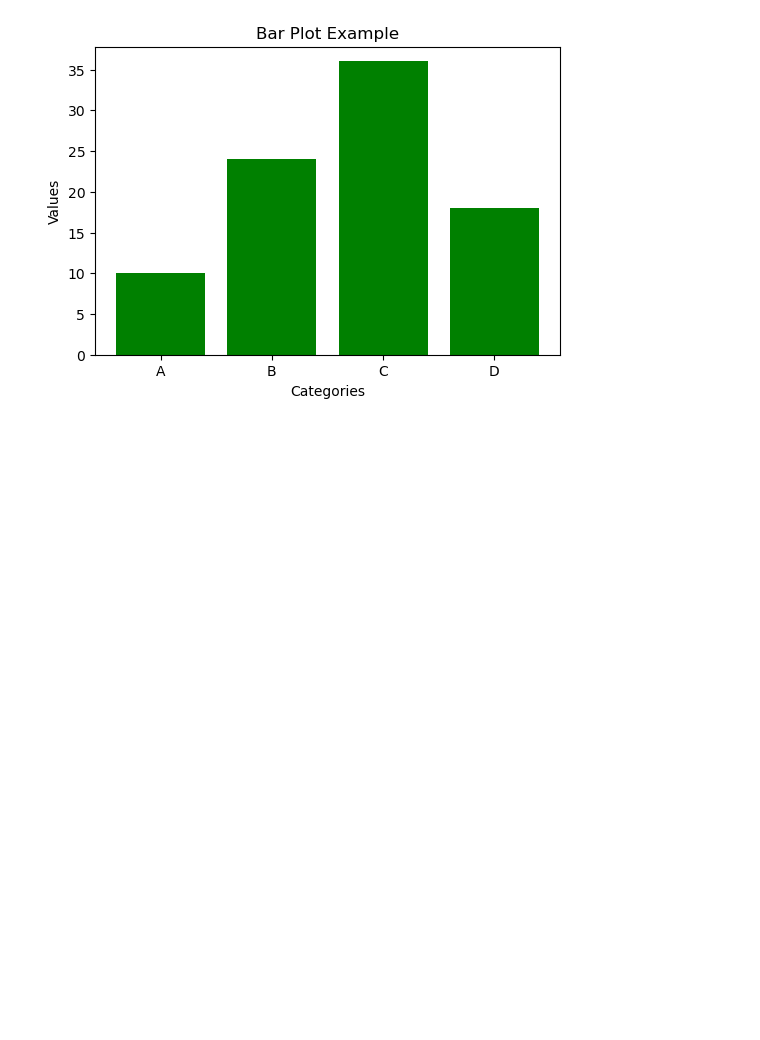
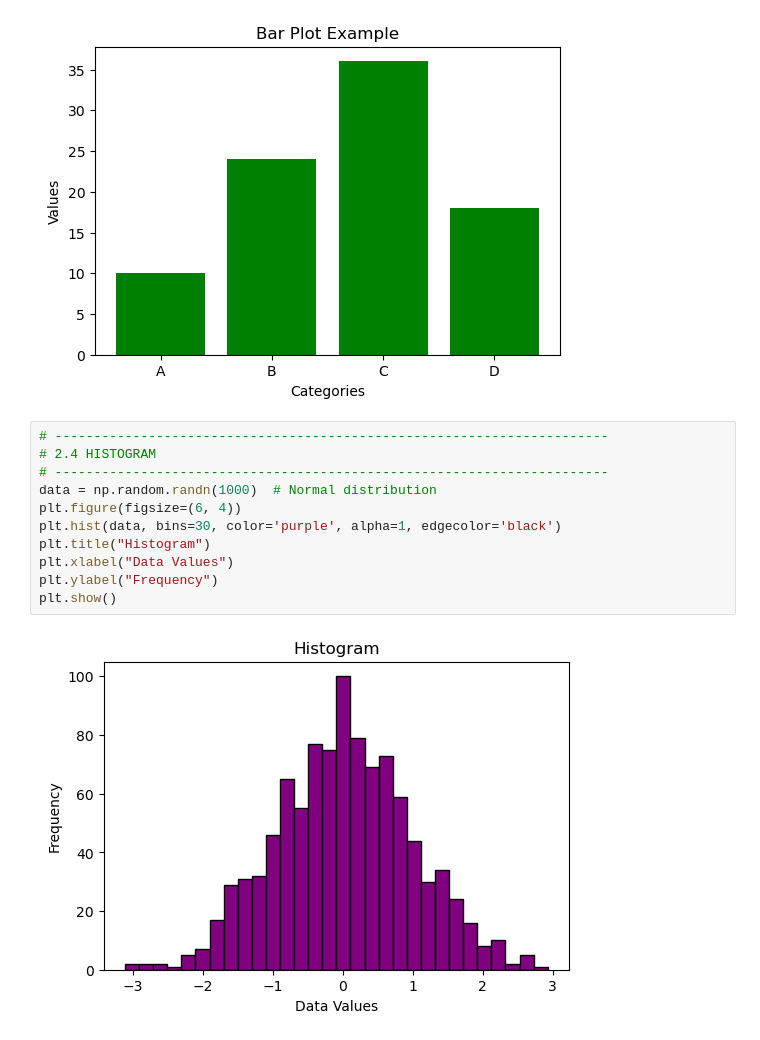
Before and after one commit to Pavanmahesh1432/Python_AgenticAI, a Jupyter notebook: Matplotlib_handson.ipynb, the cells around one changed output. Cells and saved outputs as stored; diff of their text form; blank space fills up the shorter version.

```diff
--- a/Matplotlib_handson.ipynb
+++ b/Matplotlib_handson.ipynb
@@ -95,3 +95,16 @@ plt.ylabel("Values")
 plt.show()
 # %% [output]
 [figure]
+# %%
+# -----------------------------------------------------------------------
+# 2.4 HISTOGRAM
+# -----------------------------------------------------------------------
+data = np.random.randn(1000)  # Normal distribution
+plt.figure(figsize=(6, 4))
+plt.hist(data, bins=30, color='purple', alpha=1, edgecolor='black')
+plt.title("Histogram")
+plt.xlabel("Data Values")
+plt.ylabel("Frequency")
+plt.show()
+# %% [output]
+[figure, added]
```
Also changed, not shown: parts of 3 cells of this notebook.
